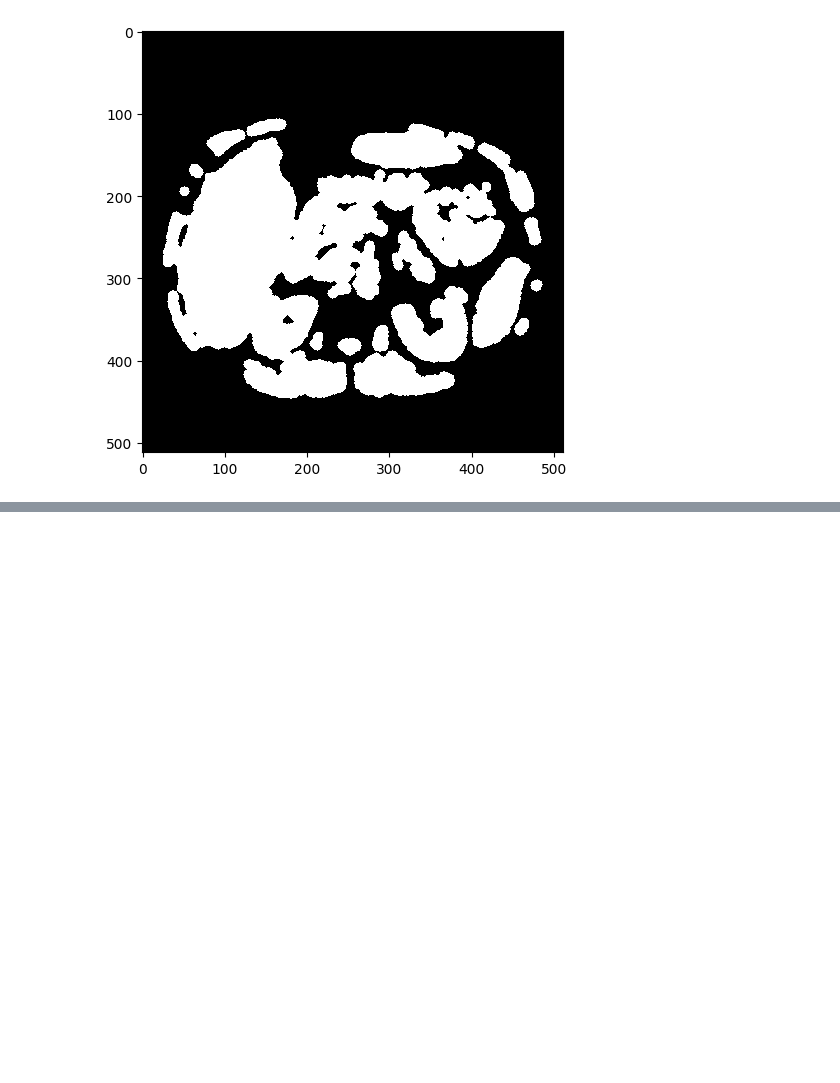
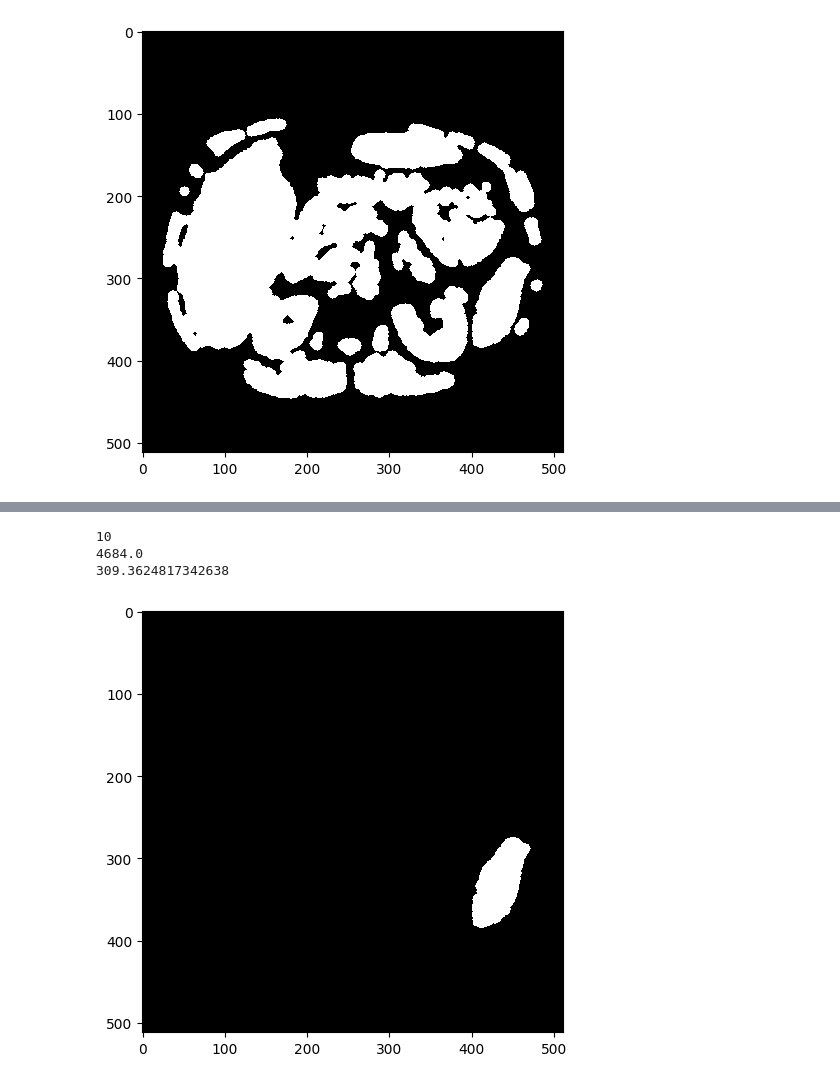
Before and after one commit to MikkelDitlevOlsen1/image_notes, a Jupyter notebook: notar/ex_6.ipynb, the cells around one changed output, grey strips where cells are left out. Saved outputs shown, nothing was run; the diff lists cells and outputs as text; code cells hidden in the pictures; blank space fills up the shorter version.

```diff
--- a/notar/ex_6.ipynb
+++ b/notar/ex_6.ipynb
@@ -212,11 +243,14 @@ Number of labels: 17
 # %%
-probs=measure.regionprops(feacheres)
+#print some probs of blobs
+#more can be found here
+#https://github.com/scikit-image/scikit-image/blob/v0.22.0/skimage/measure/_regionprops.py#L1048-L1331
+probs=measure.regionprops(label_img)
 labels=[prob.label for prob in probs]
 print(labels)
 areas=  [prob.area for prob in probs]
 print(areas)
 paremeter=  [prob.perimeter for prob in probs]
-print(paremeter[9])
+print(paremeter)
 # %% [output]
 [1, 2, 3, 4, 5, 6, 7, 8, 9, 10, 11, 12, 13, 14, 15, 16, 17]
 [685.0, 5684.0, 889.0, 59567.0, 2012.0, 220.0, 113.0, 504.0, 1720.0, 4684.0, 163.0, 5311.0, 273.0, 551.0, 260.0, 450.0, 4391.0]
@@ -228 +268,14 @@ areas[9]
+# %%
+#finde the splen by ploting it
+#remeber that if splen is 10
+#we can se on the label list above that label 1 is index 0 there fore label 10 is index 9
+io.imshow([label_img==10][0])
+print(labels[9])
+print(areas[9])
+print(paremeter[9])
+# %% [output]
+10
+4684.0
+309.3624817342638
+[figure, added]
 # %%
```
Also changed, not shown: parts of 26 cells of this notebook, 10 other files.
